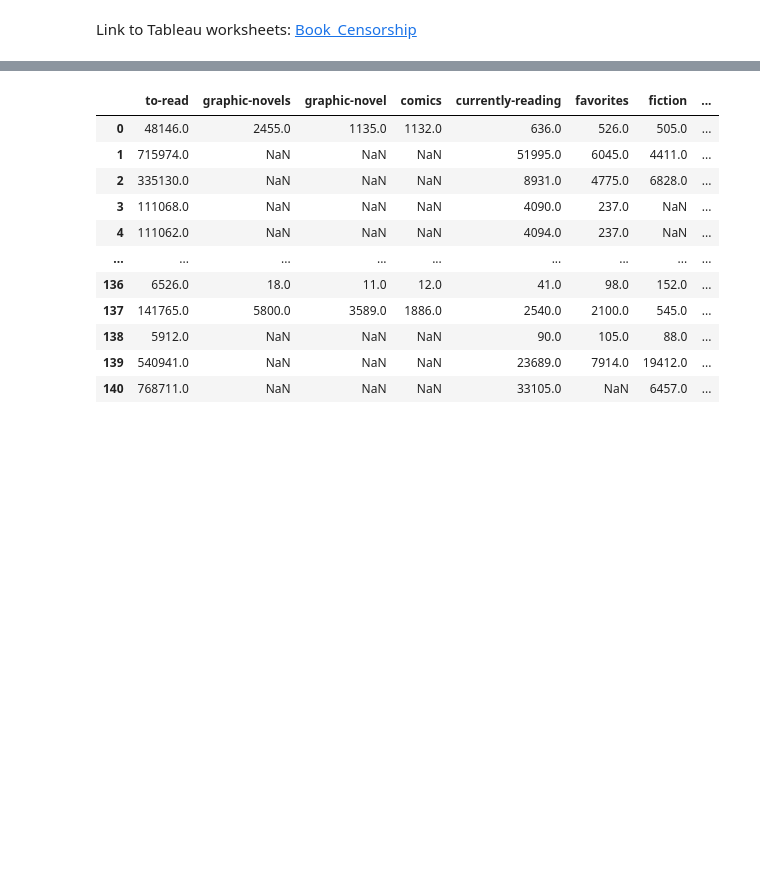
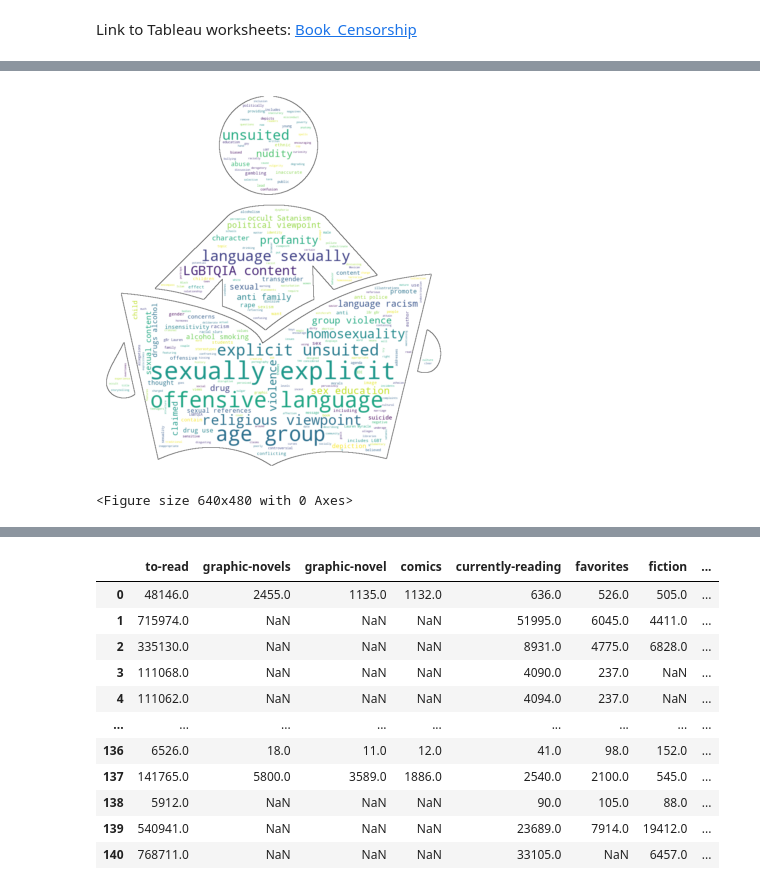
Before and after one commit to grrlofhighart/book_censorship, a Jupyter notebook: Analysis.ipynb, the cells around one changed output, grey strips where cells are left out. Cells and saved outputs as stored; diff of their text form; code cells hidden in the pictures; blank space fills up the shorter version.

```diff
--- a/Analysis.ipynb
+++ b/Analysis.ipynb
@@ -35,0 +122,4 @@ df.head()
+# %%
+# Open a png file to use as a mask
+book_mask = np.array(Image.open("reader.png"))
+book_mask
@@ -36,3 +157,24 @@ df.head()
+# %%
+# get data directory (using getcwd() is needed to support running example in generated IPython notebook)
+# d = path.dirname(__file__) if "__file__" in locals() else os.getcwd()
+
+wc = WordCloud(background_color="white", max_words=2000, mask=book_mask,
+               stopwords=stopwords, contour_width=0.5, contour_color='black')
+
+# generate word cloud
+wc.generate(text)
+
+# store to file
+wc.to_file("book_reader.png")
+
+# show
+plt.imshow(wc, interpolation='bilinear')
+plt.axis("off")
+plt.figure()
+plt.show()
+# %% [output]
+[figure, added]
+<Figure size 640x480 with 0 Axes>
 # %%
 num_vars = df.columns[df.dtypes != 'object']
 cat_vars = df.columns[df.dtypes == 'object']
```
Also changed, not shown: parts of 17 cells of this notebook.
